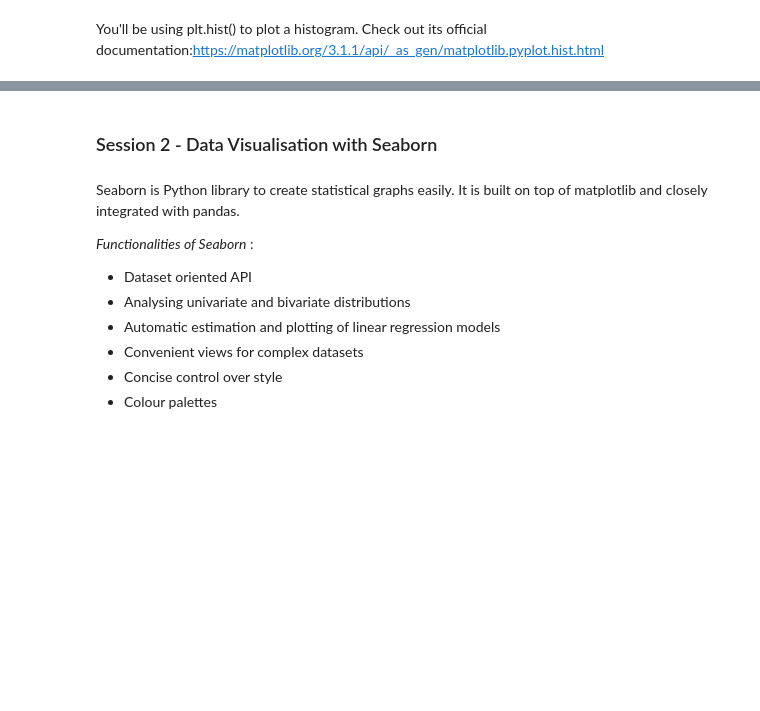
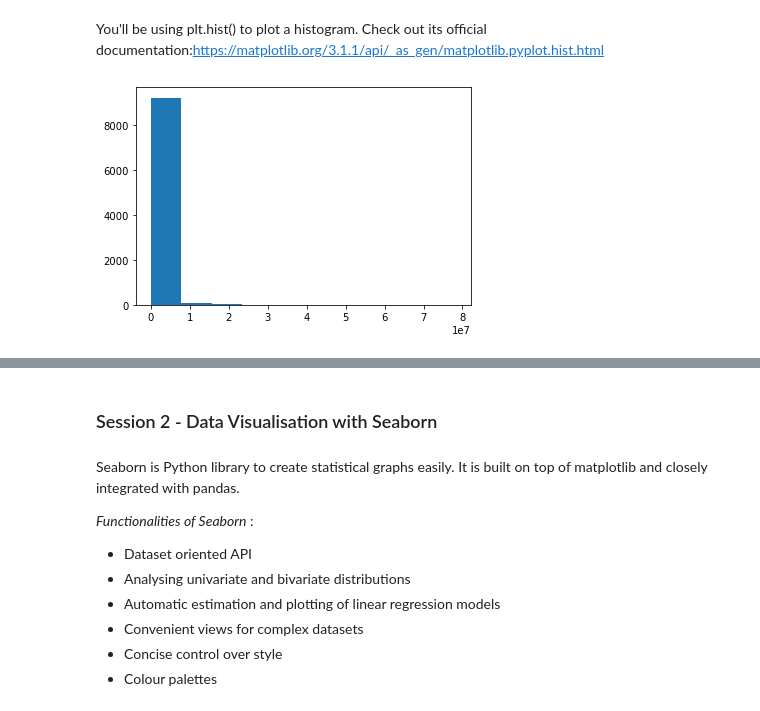
Before and after one commit to khairnardevashish/Data-Visualisation-for-DS-and-ML, a Jupyter notebook: Case Study Notebook/Data Visualisation in Python - Case Study.ipynb, the cells around one changed output, grey strips where cells are left out. Cells and saved outputs as stored; diff of their text form; code cells hidden in the pictures; blank space fills up the shorter version.

```diff
--- a/Case Study Notebook/Data Visualisation in Python - Case Study.ipynb
+++ b/Case Study Notebook/Data Visualisation in Python - Case Study.ipynb
@@ -405,2 +473,5 @@ Using a box plot you can identify the outliers as follows:
 # %%
 #Clean the Price column again
+df = df[-(df.Price > 30)]
+df[df.Price>30]
+df.shape
@@ -418,5 +491,10 @@ You can adjust the number of bins to improve its granularity
 You'll be using plt.hist() to plot a histogram. Check out its official documentation:https://matplotlib.org/3.1.1/api/_as_gen/matplotlib.pyplot.hist.html
 # %%
 #Create a histogram of the Reviews
+#?plt.hist
+plt.hist(df.Reviews)
+plt.show()
+# %% [output]
+[figure, added]
 # %%
 #Create a boxplot of the Reviews column
```
Also changed, not shown: parts of 24 cells of this notebook, 5 other files.
